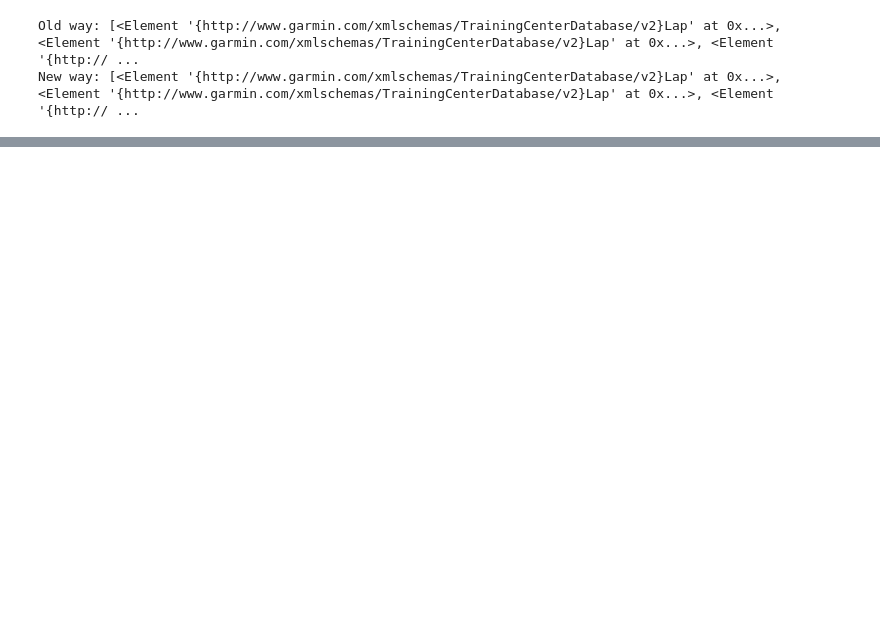
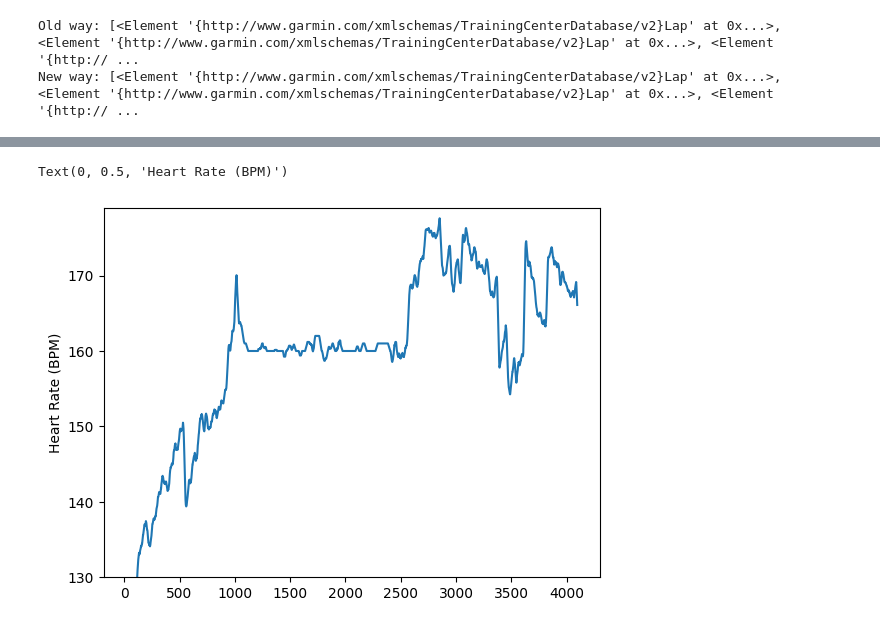
Before and after one commit to Elliot-Bl/GarminTCXtoCSV, a Jupyter notebook: parse garmin.ipynb, the cells around one changed output, grey strips where cells are left out. Saved outputs shown, nothing was run; the diff lists cells and outputs as text; code cells hidden in the pictures; blank space fills up the shorter version.

```diff
--- a/parse garmin.ipynb
+++ b/parse garmin.ipynb
@@ -195,0 +194,9 @@ print(dt_to_secs(df2['Time'][4]))
+# %%
+#Smooth it out with moving average
+df['HR_smooth'] = df['Heart_rate'].rolling(20).mean()
+plt.plot(df['HR_smooth'])
+plt.ylim((130,max(df['Heart_rate'])))
+plt.ylabel('Heart Rate (BPM)')
+# %% [output]
+Text(0, 0.5, 'Heart Rate (BPM)')
+[figure, added]
```
Also changed, not shown: parts of 15 cells of this notebook, 1 other file.
